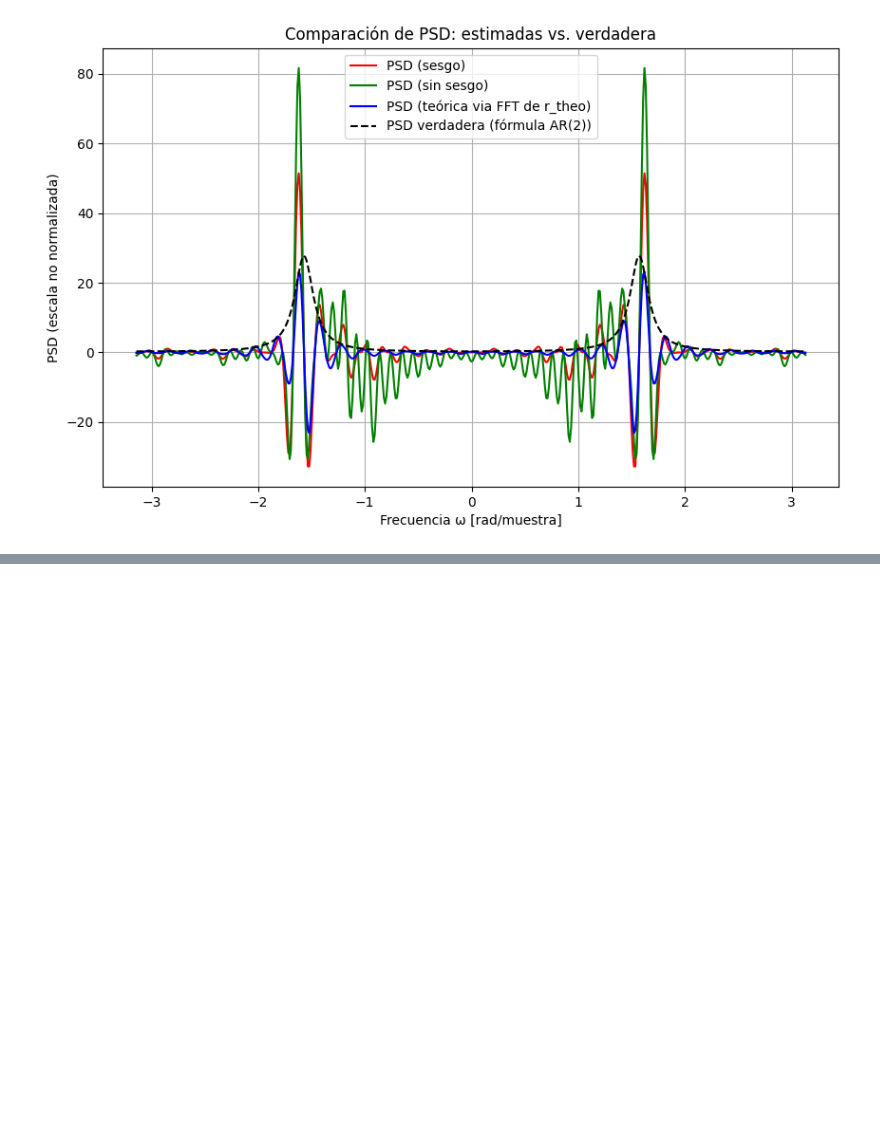
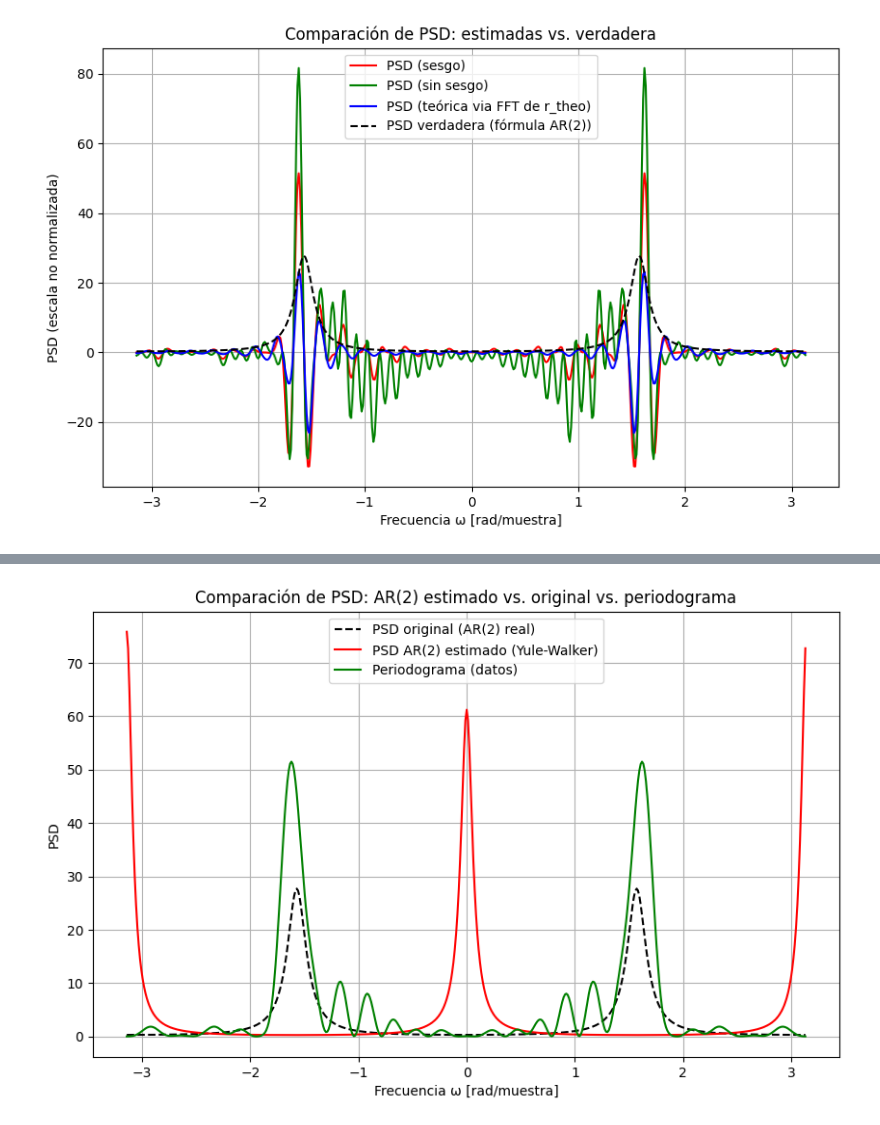
Before and after one commit to DANIABLO-cyber/TDS, a Jupyter notebook: PRÁCTICA_2_TDS.ipynb, the cells around one changed output, grey strips where cells are left out. Saved outputs shown, nothing was run; the diff lists cells and outputs as text; code cells hidden in the pictures; blank space fills up the shorter version.

```diff
--- a/PRÁCTICA_2_TDS.ipynb
+++ b/PRÁCTICA_2_TDS.ipynb
@@ -472,0 +577,69 @@ plt.show()
+# %%
+#------------------------------------------------------------------------------
+# Supongamos que ya tenemos (de pasos anteriores):
+#   - a1_est, a2_est, sigma_v2_est  -> Parámetros estimados por Yule-Walker
+#   - a1_true, a2_true, sigma_v2_true -> Parámetros "reales" (e.g. 0, 0.81, 1)
+#   - x_final -> Muestras de la señal AR(2) (ej: las últimas 32 o 1000 muestras)
+#   - r_biased -> Autocorrelación sesgada, usada para obtener el "periodograma" (opcional)
+#------------------------------------------------------------------------------
+
+from scipy.fft import fft, fftshift
+
+#!------------------------------------------------------------------------------
+#! Definir una función para la PSD de un AR(2)
+#!------------------------------------------------------------------------------
+def ar2_psd(a1, a2, sigma_v2, w):
+    """
+    Calcula la PSD teórica de un proceso AR(2) en función de w:
+      P_x(w) = sigma_v2 / |1 + a1 e^{-j w} + a2 e^{-j 2w}|^2
+    """
+    H = 1.0 + a1 * np.exp(-1j * w) + a2 * np.exp(-1j * 2.0 * w)
+    return sigma_v2 / (np.abs(H)**2)
+
+#*------------------------------------------------------------------------------
+#* Calcular la PSD "estimada" usando los parámetros (a1_est, a2_est, sigma_v2_est)
+#* y la PSD "original" usando (a1_true, a2_true, sigma_v2_true).
+#*------------------------------------------------------------------------------
+n_fft = 512
+freq = np.linspace(-np.pi, np.pi, n_fft, endpoint=False)
+
+PSD_est_ar2 = []
+
+for w in freq:
+    PSD_est_ar2.append(ar2_psd(a1_est, a2_est, sigma_v2_est, w))
+PSD_est_ar2  = np.array(PSD_est_ar2)
+
+
+#*------------------------------------------------------------------------------
+#* Periodograma a partir de x_final (opcional: "autocorrelación con sesgo")
+#* Aquí hacemos el periodograma directo: Sxx = (1/N)*|FFT(x)|^2
+#*------------------------------------------------------------------------------
+X = fft(x_final, n=n_fft)
+X_shifted = fftshift(X)
+PSD_periodogram = (1.0/len(x_final)) * np.abs(X_shifted)**2
+
+#*------------------------------------------------------------------------------
+#* 4) Graficar las 3 PSDs: AR(2) estimado, AR(2) original, periodograma
+#*------------------------------------------------------------------------------
+plt.figure(figsize=(10,6))
+
+plt.plot(freq, P_x_theoretical,   'k--', label='PSD original (AR(2) real)')
+plt.plot(freq, PSD_est_ar2,    'r-',  label='PSD AR(2) estimado (Yule-Walker)')
+plt.plot(freq, PSD_periodogram,'g-',  label='Periodograma (datos)')
+
+plt.title('Comparación de PSD: AR(2) estimado vs. original vs. periodograma')
+plt.xlabel('Frecuencia ω [rad/muestra]')
+plt.ylabel('PSD')
+plt.grid(True)
+plt.legend()
+plt.show()
+
+###############################################################################
+# COMENTARIOS:
+# - Si la estimación de a1_est, a2_est, sigma_v2_est no es buena (pocas muestras,
+#   mucho ruido, etc.), la curva "PSD AR(2) estimado" puede alejarse de la real.
+# - El periodograma también puede ser ruidoso si hay pocas muestras.
+# - Con más muestras, se espera que la PSD estimada se aproxime mejor a la PSD real.
+###############################################################################
+# %% [output]
+[figure, added]
```
Also changed, not shown: parts of 7 cells of this notebook.
